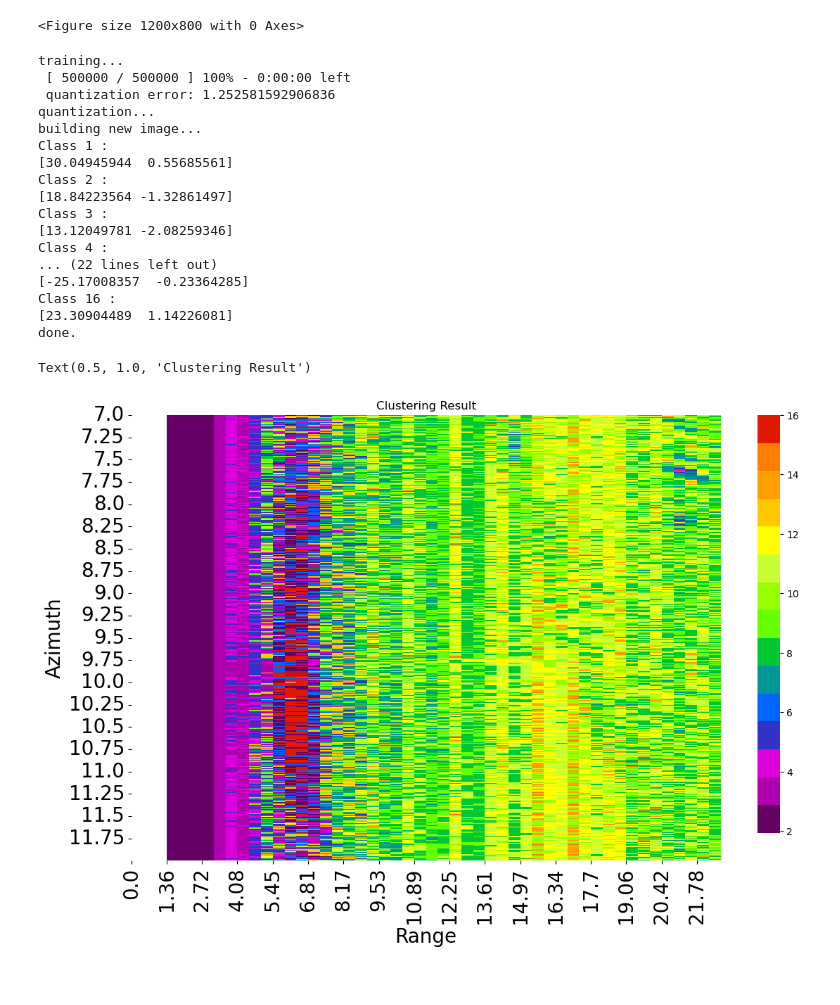
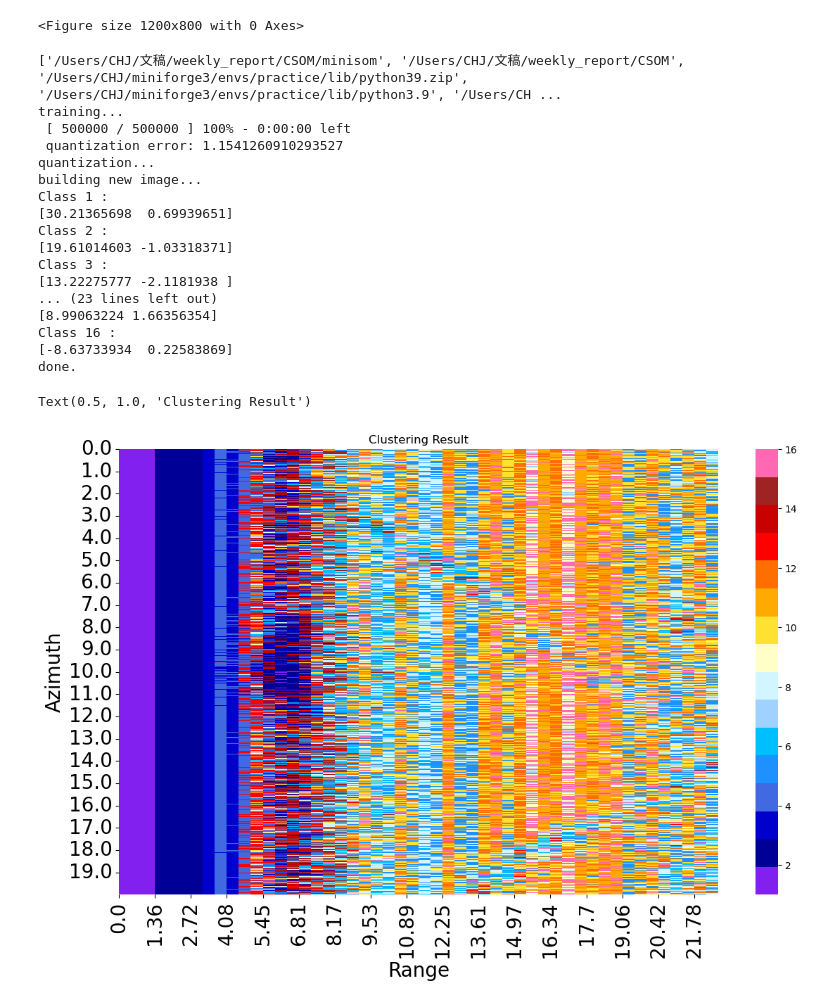
Before and after one commit to 944750720/CSOM, a Jupyter notebook: minisom聚类分块1channel.ipynb, the cells around one changed output. Saved outputs shown, nothing was run; the diff lists cells and outputs as text; code cells hidden in the pictures.

```diff
--- a/minisom聚类分块1channel.ipynb
+++ b/minisom聚类分块1channel.ipynb
@@ -29,7 +29,8 @@ filename = "fft_data"
 fft_data = sa.read_fft_data(filename)
 data = sa.code_V_convert(fft_data)
 raw_data = sa.get_raw_data(data)
-index = [700, 1200, 0, 50]
+# index = [700, 1200, 0, 50]
+index = [0, 2000, 0, 50]
 az_s_index = index[0]
 az_e_index = index[1]
 az_len = az_e_index - az_s_index
@@ -95,7 +96,12 @@ amp_phase_two_column = np.reshape(amp_phase, (-1, 2))
 'somに入れる前の準備'
 <Figure size 1200x800 with 0 Axes>
 # %%
-from minisom import MiniSom
+# from minisom import MiniSom
+
+import sys
+sys.path.insert(0,'/Users/CHJ/文稿/weekly_report/CSOM/minisom') # when the module name is same as built-in module, can not use from ... import ...
+print(sys.path)
+import minisom
 
 import numpy as np
 import matplotlib.pyplot as plt
@@ -110,11 +116,11 @@ pixels = amp_phase_two_column
 
 # SOM initialization and training
 print('training...')
-som = MiniSom(4, 4, 2, sigma=1.,
+som = minisom.MiniSom(4, 4, 2, sigma=1.,
               learning_rate=0.9, neighborhood_function='bubble')
 som.random_weights_init(pixels)
 starting_weights = som.get_weights().copy()  # saving the starting weights
-som.train(pixels, 500000, random_order=True, verbose=True)
+som.train(pixels, 5, random_order=True, verbose=True, use_epochs=True)
 
 print('quantization...')
 qnt = som.quantization(pixels)  # quantize each pixels of the image
@@ -213,40 +219,40 @@ all_font = 20
 plt.figure(figsize=(12, 8))
 # my_cmap = cmaps.precip2_15lev
 # my_cmap.set_under('w')
-sns.heatmap(class_labels, cmap='precip2_15lev',cbar_kws={'pad': 0.05})
+sns.heatmap(class_labels, cmap=cmaps.amwg_blueyellowred)
 name = ["", "range [m]", "azimuth [s]"]
 dx = d_tau * light_speed / 2 / 2
 dy = 0.01
 x_step = int(rg_len / 25) + 1
 y_step = int(az_len / 20)
 plt.xticks(np.arange(0, rg_e_index - rg_s_index, step = x_step), np.round(np.arange(rg_s_index * dx, rg_e_index * dx, step = dx * x_step), 2), fontsize = all_font, rotation = 90)
 plt.yticks(np.arange(0, az_e_index - az_s_index, step = y_step), np.round(np.arange(az_s_index * dy, az_e_index * dy, step = dy * y_step), 2), fontsize = all_font)
 plt.title(name[0])
 plt.xlabel(name[1], fontsize = all_font)
 plt.ylabel(name[2], fontsize = all_font)
 plt.tight_layout()
 plt.xlabel("Range")
 plt.ylabel("Azimuth")
 plt.title("Clustering Result")
 
 #plt.savefig('phase_' +str(j)+ ".pdf", format = "pdf", bbox_inches = 'tight')
 # %% [output]
+['/Users/CHJ/文稿/weekly_report/CSOM/minisom', '/Users/CHJ/文稿/weekly_report/CSOM', '/Users/CHJ/miniforge3/envs/practice/lib/python39.zip', '/Users/CHJ/miniforge3/envs/practice/lib/python3.9', '/Users/CH ...
 training...
  [ 500000 / 500000 ] 100% - 0:00:00 left
- quantization error: 1.252581592906836
+ quantization error: 1.1541260910293527
 quantization...
 building new image...
 Class 1 :
-[30.04945944  0.55685561]
+[30.21365698  0.69939651]
 Class 2 :
-[18.84223564 -1.32861497]
+[19.61014603 -1.03318371]
 Class 3 :
-[13.12049781 -2.08259346]
-Class 4 :
-... (22 lines left out)
-[-25.17008357  -0.23364285]
+[13.22275777 -2.1181938 ]
+... (23 lines left out)
+[8.99063224 1.66356354]
 Class 16 :
-[23.30904489  1.14226081]
+[-8.63733934  0.22583869]
 done.
 Text(0.5, 1.0, 'Clustering Result')
-[figure, old version]
+[figure, new version]
```
Also changed, not shown: parts of 1 cell of this notebook, 3 other files.
